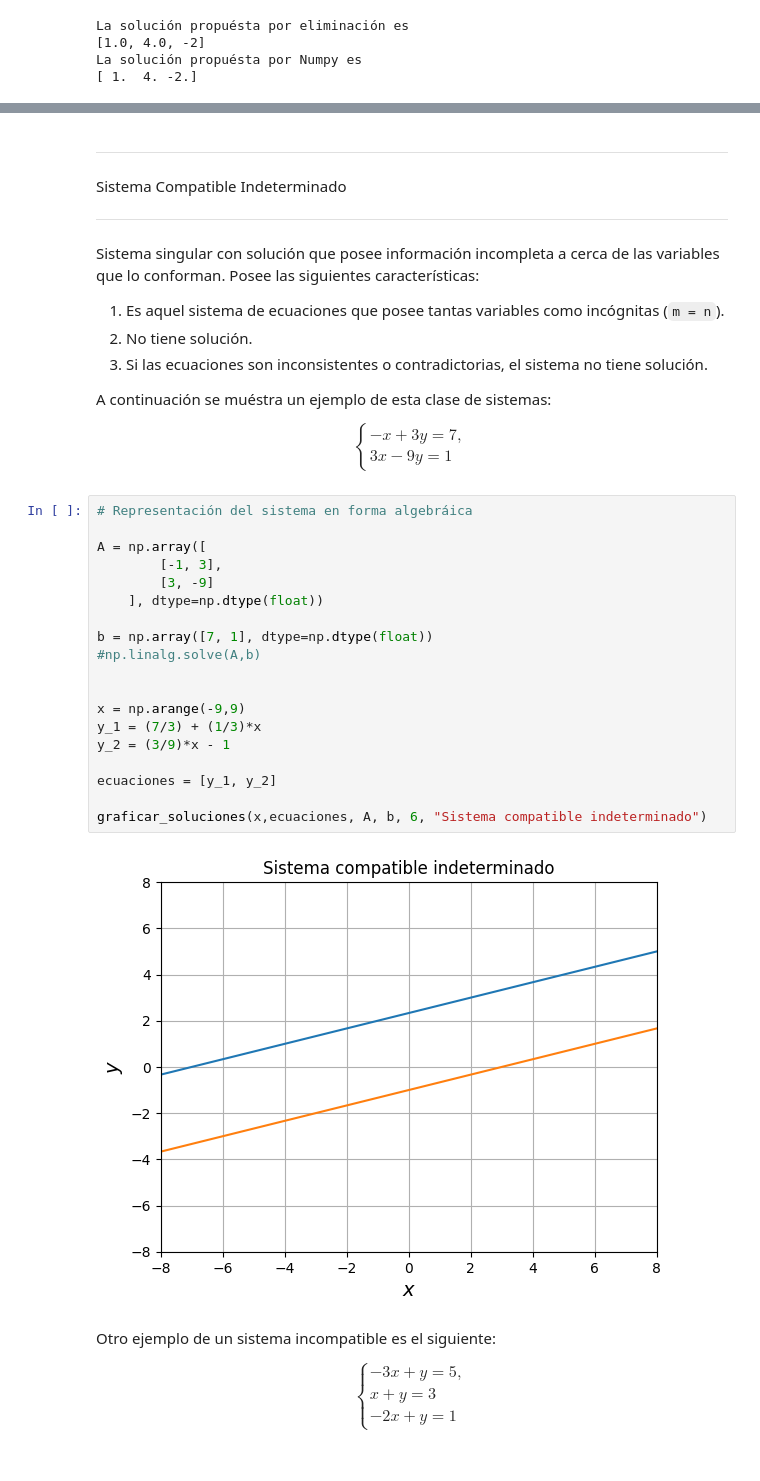
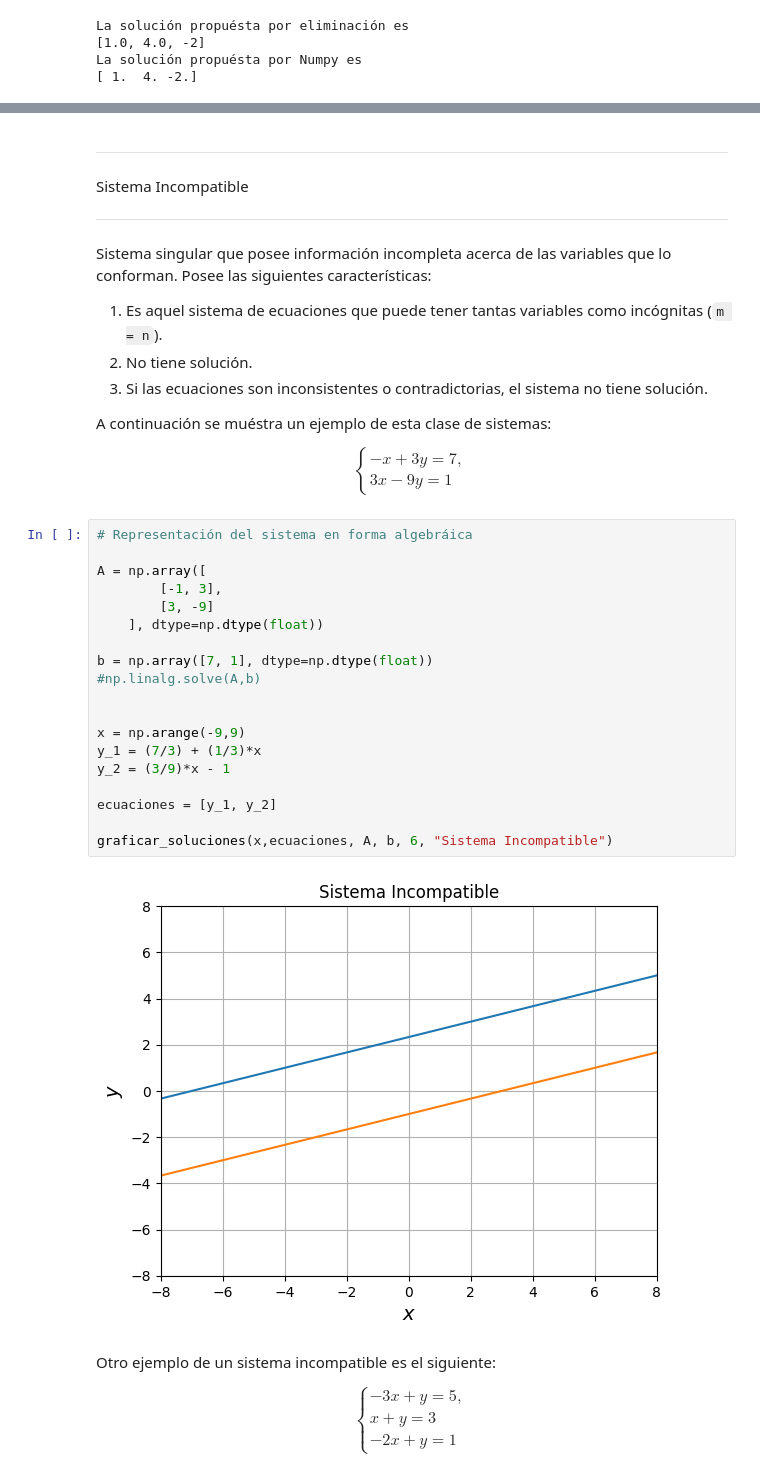
Before and after one commit to AsorKy/UPTC_Diplomado_Ciencia_de_Datos_Cohorte_II_2024, a Jupyter notebook: 1_Matemáticas/1_Algebra_Lineal/cuadernos/Algebra_Lineal.ipynb, the cells around one changed output, grey strips where cells are left out. Saved outputs shown, nothing was run; the diff lists cells and outputs as text.

```diff
--- a/1_Matemáticas/1_Algebra_Lineal/cuadernos/Algebra_Lineal.ipynb
+++ b/1_Matemáticas/1_Algebra_Lineal/cuadernos/Algebra_Lineal.ipynb
@@ -535,11 +546,11 @@ La solución propuésta por Numpy es
 # %% [markdown]
 ---
-Sistema Compatible Indeterminado
+Sistema Incompatible
 
 ---
 
-Sistema singular con solución que posee información incompleta a cerca de las variables que lo conforman. Posee las siguientes características:
-   1. Es aquel sistema de ecuaciones que posee tantas variables como incógnitas (`m = n`).
+Sistema singular que posee información incompleta acerca de las variables que lo conforman. Posee las siguientes características:
+   1. Es aquel sistema de ecuaciones que puede tener tantas variables como incógnitas (`m = n`).
    2. No tiene solución.
    3. Si las ecuaciones son inconsistentes o contradictorias, el sistema no tiene solución.
 
@@ -550,24 +561,24 @@ A continuación se muéstra un ejemplo de esta clase de sistemas:
 # %%
 # Representación del sistema en forma algebráica
 
 A = np.array([
         [-1, 3],
         [3, -9]
     ], dtype=np.dtype(float))
 
 b = np.array([7, 1], dtype=np.dtype(float))
 #np.linalg.solve(A,b)
 
 
 x = np.arange(-9,9)
 y_1 = (7/3) + (1/3)*x
 y_2 = (3/9)*x - 1
 
 ecuaciones = [y_1, y_2]
 
-graficar_soluciones(x,ecuaciones, A, b, 6, "Sistema compatible indeterminado")
+graficar_soluciones(x,ecuaciones, A, b, 6, "Sistema Incompatible")
 # %% [output]
-[figure, old version]
+[figure, new version]
 # %% [markdown]
 Otro ejemplo de un sistema incompatible es el siguiente:
 
```
Also changed, not shown: parts of 20 cells of this notebook, 3 other files.
